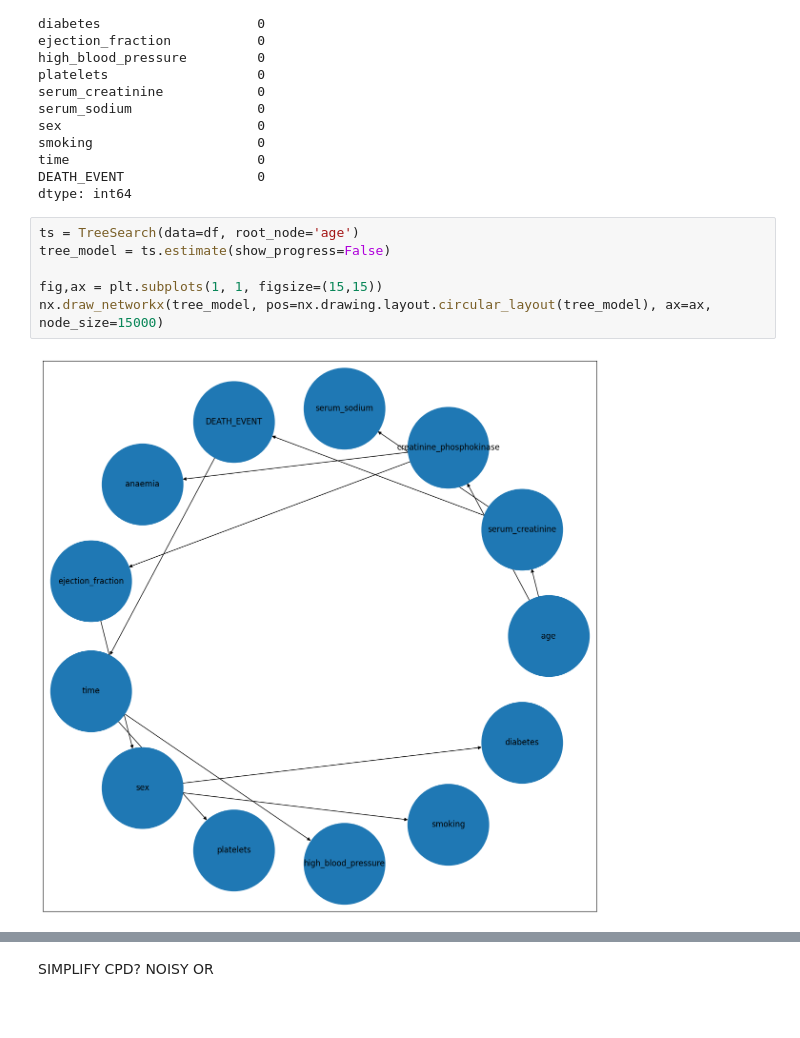
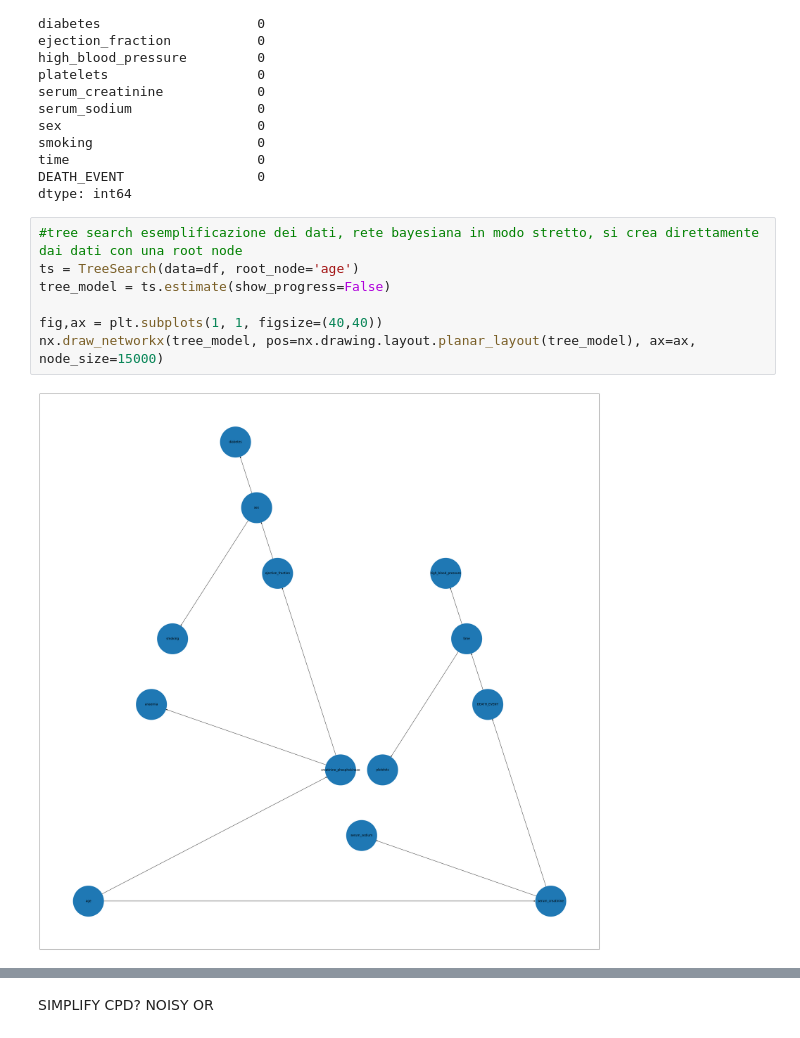
Before and after one commit to PtrTella/BayesianNetwork, a Jupyter notebook: CLASSIFY.ipynb, the cells around one changed output, grey strips where cells are left out. Cells and saved outputs as stored; diff of their text form.

```diff
--- a/CLASSIFY.ipynb
+++ b/CLASSIFY.ipynb
@@ -214,12 +252,13 @@ time                        0
 DEATH_EVENT                 0
 dtype: int64
 # %%
+#tree search esemplificazione dei dati, rete bayesiana in modo stretto, si crea direttamente dai dati con una root node
 ts = TreeSearch(data=df, root_node='age')
 tree_model = ts.estimate(show_progress=False)
 
-fig,ax = plt.subplots(1, 1, figsize=(15,15))
-nx.draw_networkx(tree_model, pos=nx.drawing.layout.circular_layout(tree_model), ax=ax, node_size=15000)
+fig,ax = plt.subplots(1, 1, figsize=(40,40))
+nx.draw_networkx(tree_model, pos=nx.drawing.layout.planar_layout(tree_model), ax=ax, node_size=15000)
 # %% [output]
-[figure, old version]
+[figure, new version]
 # %%
 network.fit(data=df, estimator=MaximumLikelihoodEstimator)
```
Also changed, not shown: parts of 11 cells of this notebook.
